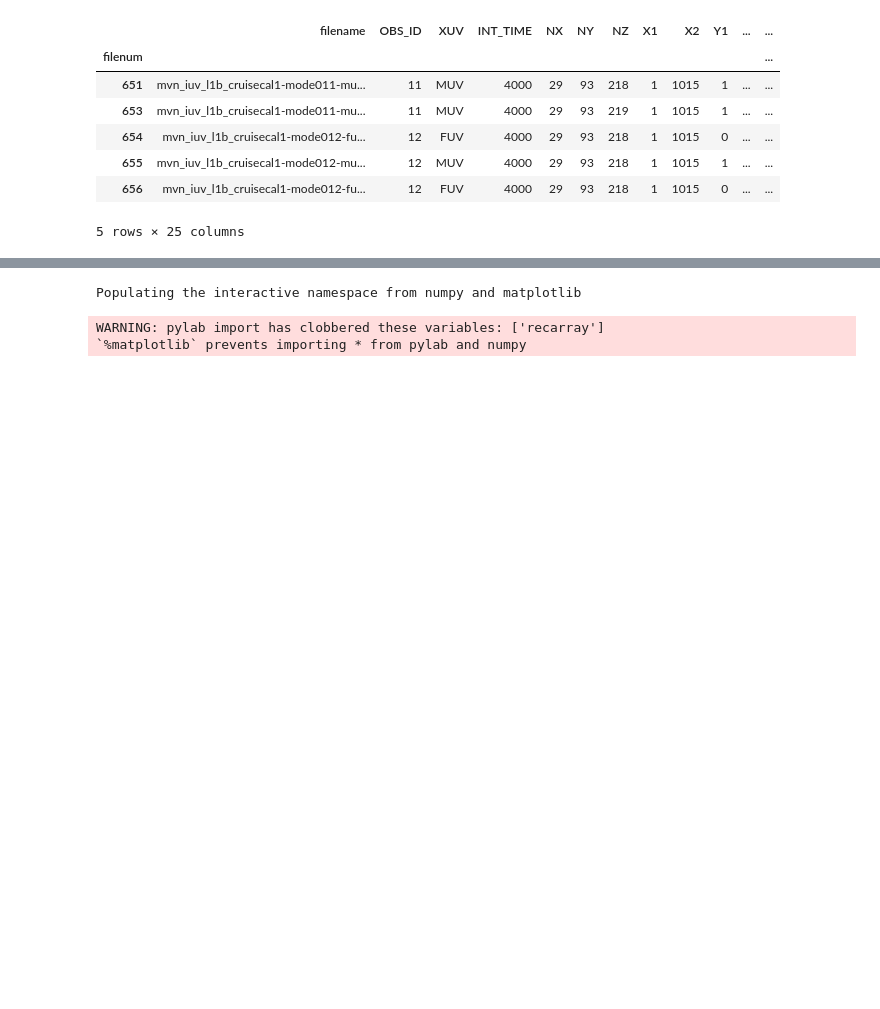
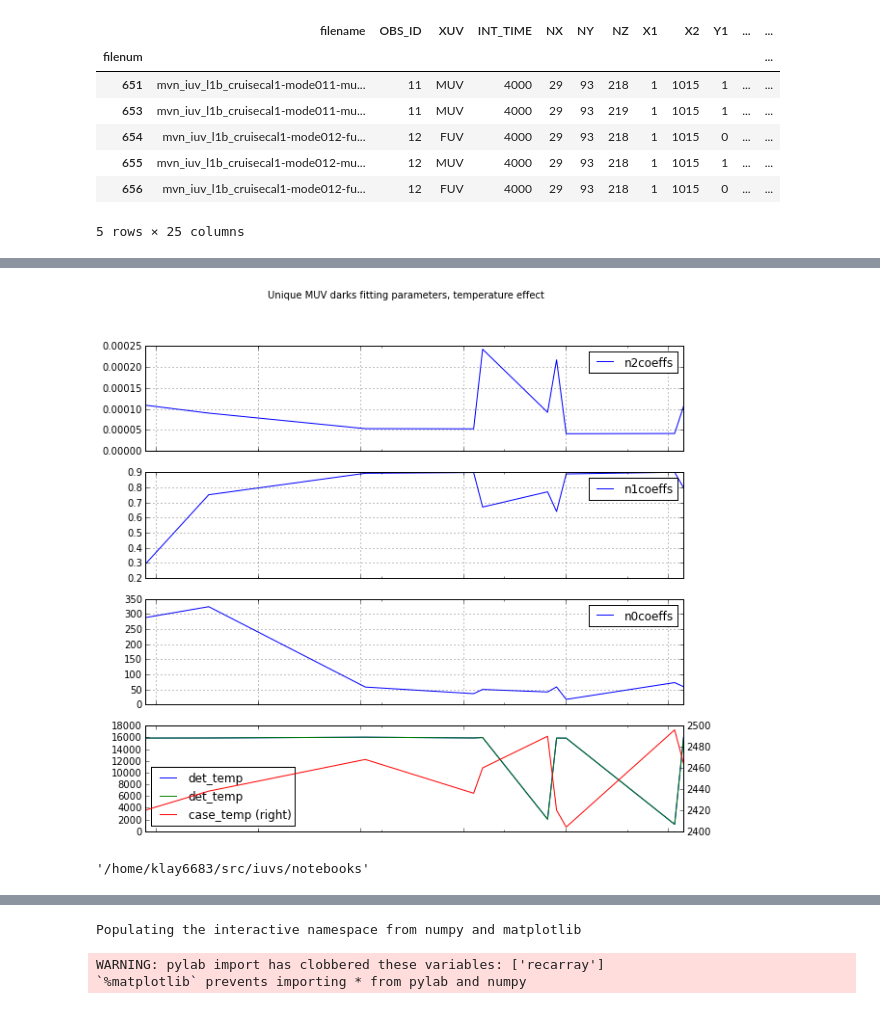
Before and after one commit to michaelaye/iuvs, a Jupyter notebook: notebooks/Scan_level2_darks.ipynb, the cells around one changed output, grey strips where cells are left out. Drawn from its saved outputs; the diff is of its cells as text; code cells hidden in the pictures; blank space fills up the shorter version.

```diff
--- a/notebooks/Scan_level2_darks.ipynb
+++ b/notebooks/Scan_level2_darks.ipynb
@@ -124,6 +90,8 @@ for item in res:
 # %%
+resultdf = pd.DataFrame()
 for item in res:
     p = item[1]
-    df.loc[df.filename==item[0],'n2coeffs'] = p[0]
-    df.loc[df.filename==item[0],'n1coeffs'] = p[1]
-    df.loc[df.filename==item[0],'n0coeffs'] = p[2]
+    print(p[0])
+    resultdf.loc[item[0], 'n2coeffs'] = p[0]
+    resultdf.loc[item[0], 'n1coeffs'] = p[1]
+    resultdf.loc[item[0], 'n0coeffs'] = p[2]
@@ -129,0 +112,4 @@ for item in res:
+# %%
+resultdf = resultdf.reset_index()
+# %%
+resultdf.index = resultdf['index'].map(lambda x: io.Filename(x).time)
@@ -129,0 +134,2 @@ for item in res:
+# %%
+resultdf.sort_index(inplace=True)
@@ -129,0 +154,13 @@ for item in res:
+# %%
+fig, axes = plt.subplots(nrows=4)
+for ax, coeff in zip(axes, resultdf.columns[1:]):
+    resultdf['20140402'][coeff].plot(ax=ax, legend=True)
+resultdf['20140402'][['det_temp','case_temp']].plot(ax=axes[3], secondary_y=['case_temp'])
+fig.suptitle("Unique MUV darks fitting parameters, temperature effect")
+plt.savefig('temp_effect.png',dpi=150)
+# %% [output]
+[figure, added]
+# %%
+pwd
+# %% [output]
+'/home/klay6683/src/iuvs/notebooks'
```
Also changed, not shown: parts of 22 cells of this notebook, 4 other files.
